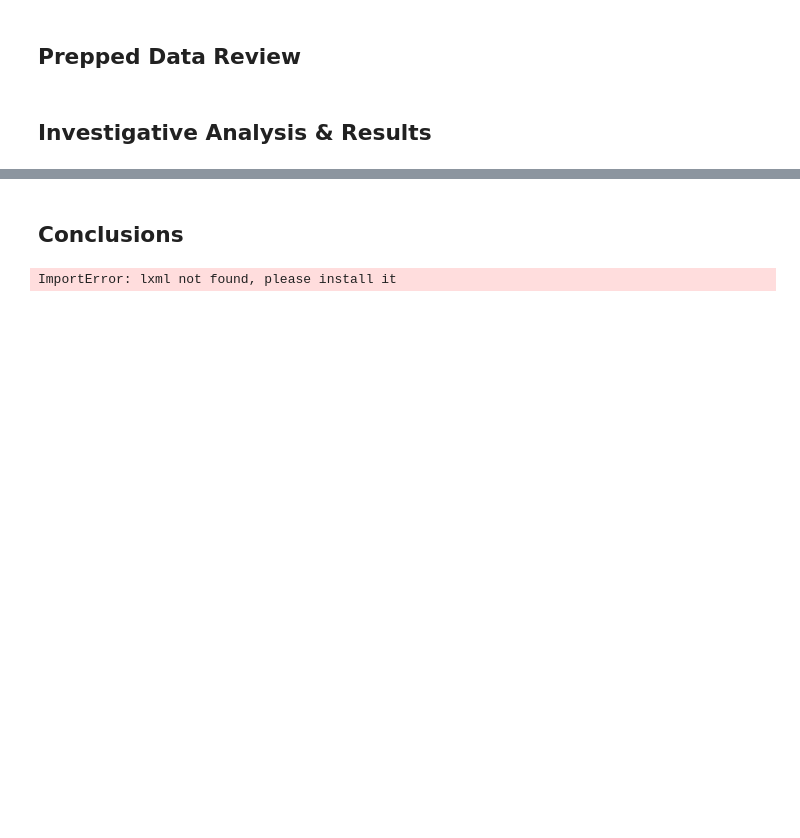
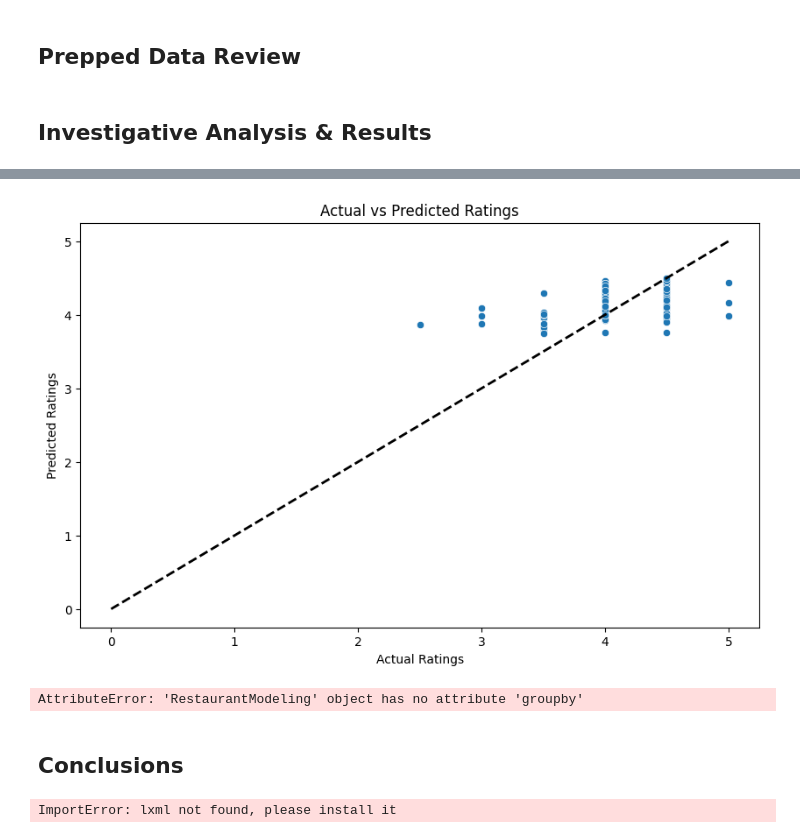
Before and after one commit to benbesthof/goodrestaurants, a Jupyter notebook: restaurants_analysis.ipynb, the cells around one changed output, grey strips where cells are left out. Cells and saved outputs as stored; diff of their text form; code cells hidden in the pictures; blank space fills up the shorter version.

```diff
--- a/restaurants_analysis.ipynb
+++ b/restaurants_analysis.ipynb
@@ -358,0 +439,11 @@ inference.scatter_plot_rating_price()
+# %%
+
+# Plot actual vs predicted ratings
+modeling.plot_actual_vs_predicted()
+# %% [output]
+[figure, added]
+# %%
+# Perform analyses
+modeling.analyze_geographical_impact()
+# %% [output]
+AttributeError: 'RestaurantModeling' object has no attribute 'groupby'
```
Also changed, not shown: parts of 11 cells of this notebook, 3 other files.
